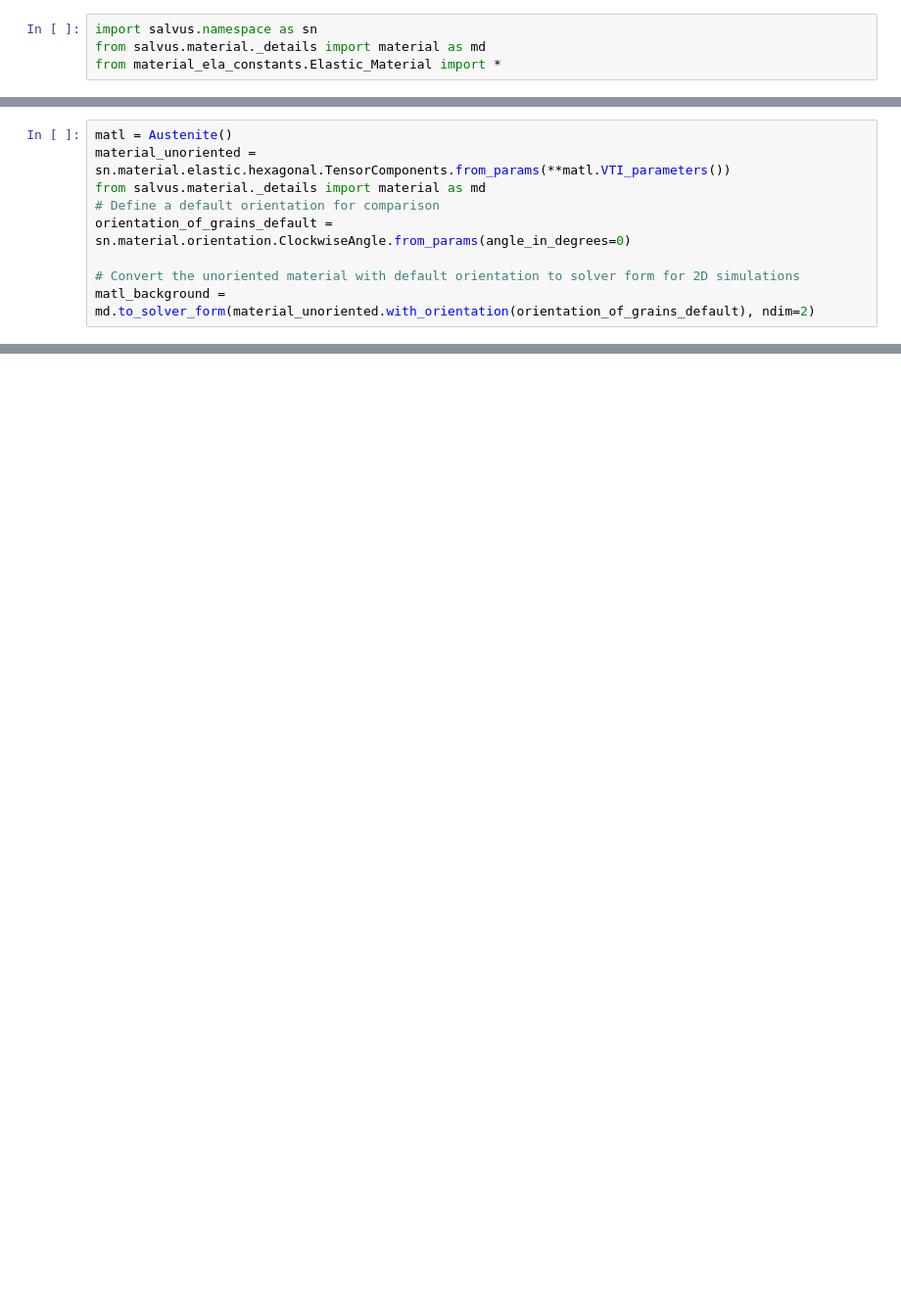
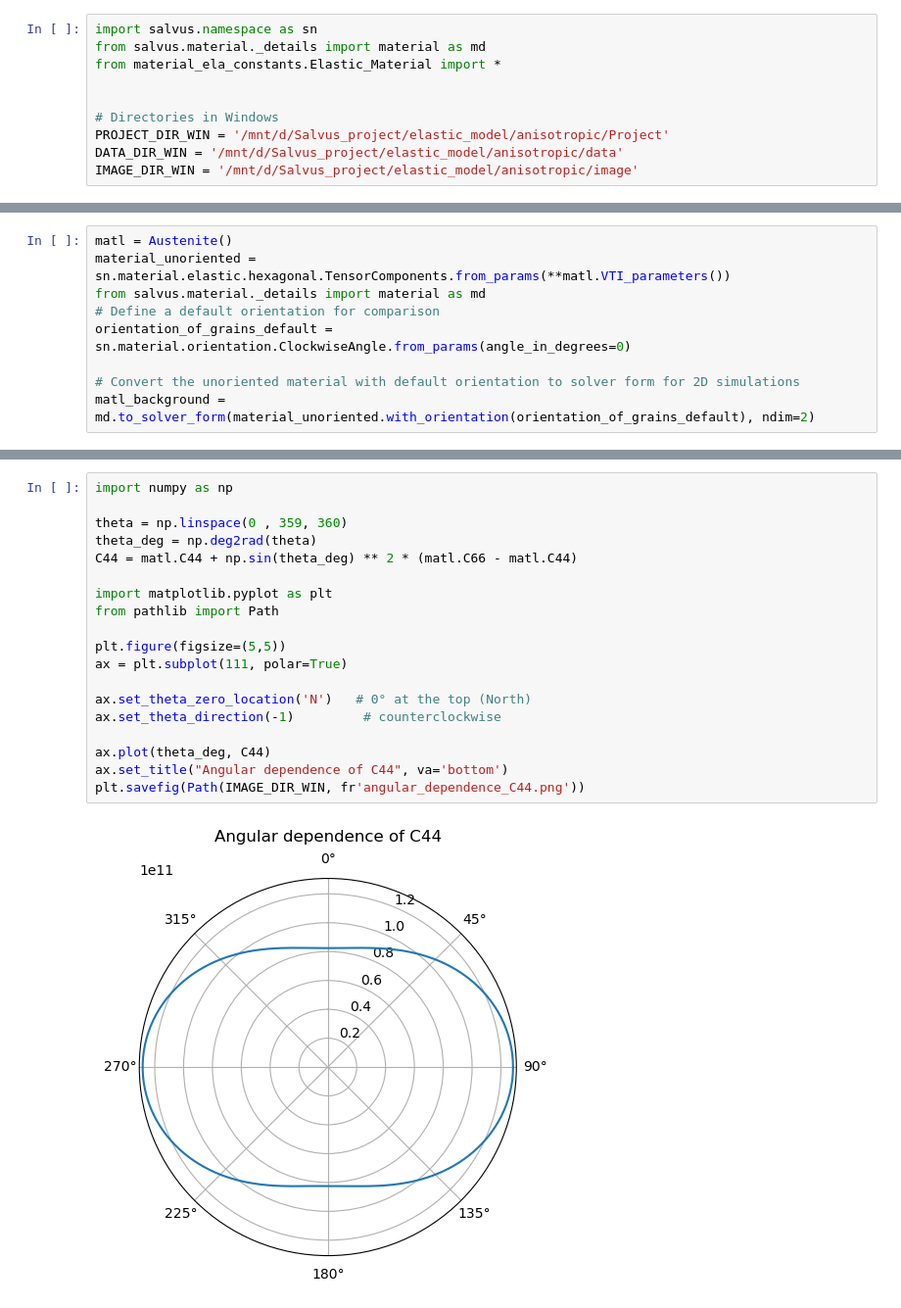
Before and after one commit to oliverwfy/Salvus, a Jupyter notebook: elastic_model/tomography/orientation.ipynb, the cells around one changed output, grey strips where cells are left out. Shown at 98% size. Drawn from its saved outputs; the diff is of its cells as text; blank space fills up the shorter version.

```diff
--- a/elastic_model/tomography/orientation.ipynb
+++ b/elastic_model/tomography/orientation.ipynb
@@ -2,6 +2,12 @@
 import salvus.namespace as sn
 from salvus.material._details import material as md
 from material_ela_constants.Elastic_Material import *
+
+
+# Directories in Windows
+PROJECT_DIR_WIN = '/mnt/d/Salvus_project/elastic_model/anisotropic/Project'
+DATA_DIR_WIN = '/mnt/d/Salvus_project/elastic_model/anisotropic/data'
+IMAGE_DIR_WIN = '/mnt/d/Salvus_project/elastic_model/anisotropic/image'
 # %% [output]
 --> Server: 'https://l.mondaic.com/licensing_server', User: 'bristol.support', Group: 'UniversityOfBristol'.
 --> Negotiating 1 license instance(s) for 'SalvusMesh' [license version 1.0.0] for 1 seconds ...
@@ -92,0 +238,21 @@ print("\nC2D (xx, zz, xz):\n", C2D)
+# %%
+import numpy as np
+
+theta = np.linspace(0 , 359, 360)
+theta_deg = np.deg2rad(theta)
+C44 = matl.C44 + np.sin(theta_deg) ** 2 * (matl.C66 - matl.C44)
+
+import matplotlib.pyplot as plt
+from pathlib import Path
+
+plt.figure(figsize=(5,5))
+ax = plt.subplot(111, polar=True)
+
+ax.set_theta_zero_location('N')   # 0° at the top (North)
+ax.set_theta_direction(-1)         # counterclockwise
+
+ax.plot(theta_deg, C44)
+ax.set_title("Angular dependence of C44", va='bottom')
+plt.savefig(Path(IMAGE_DIR_WIN, fr'angular_dependence_C44.png'))
+# %% [output]
+[figure, added]
```
Also changed, not shown: parts of 13 cells of this notebook, 12 other files.
